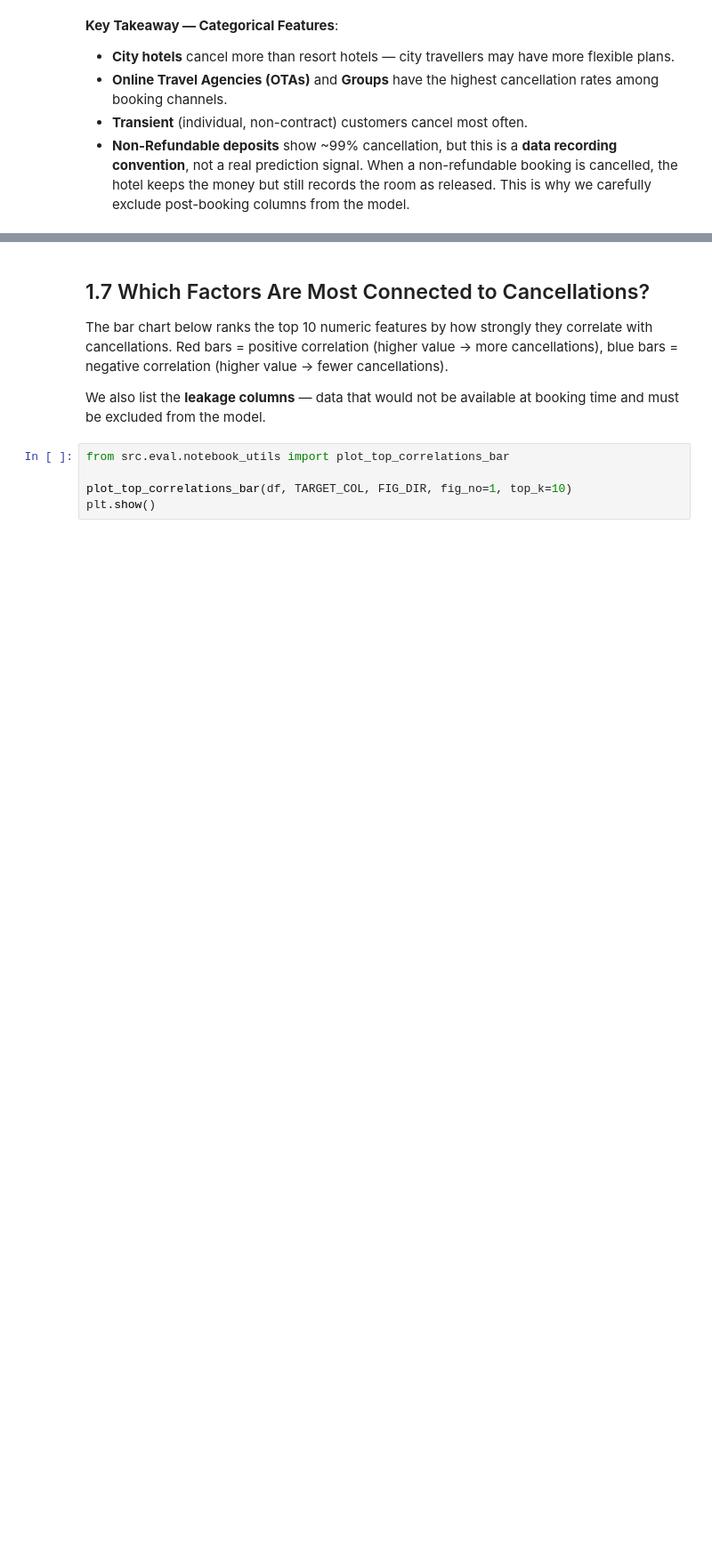
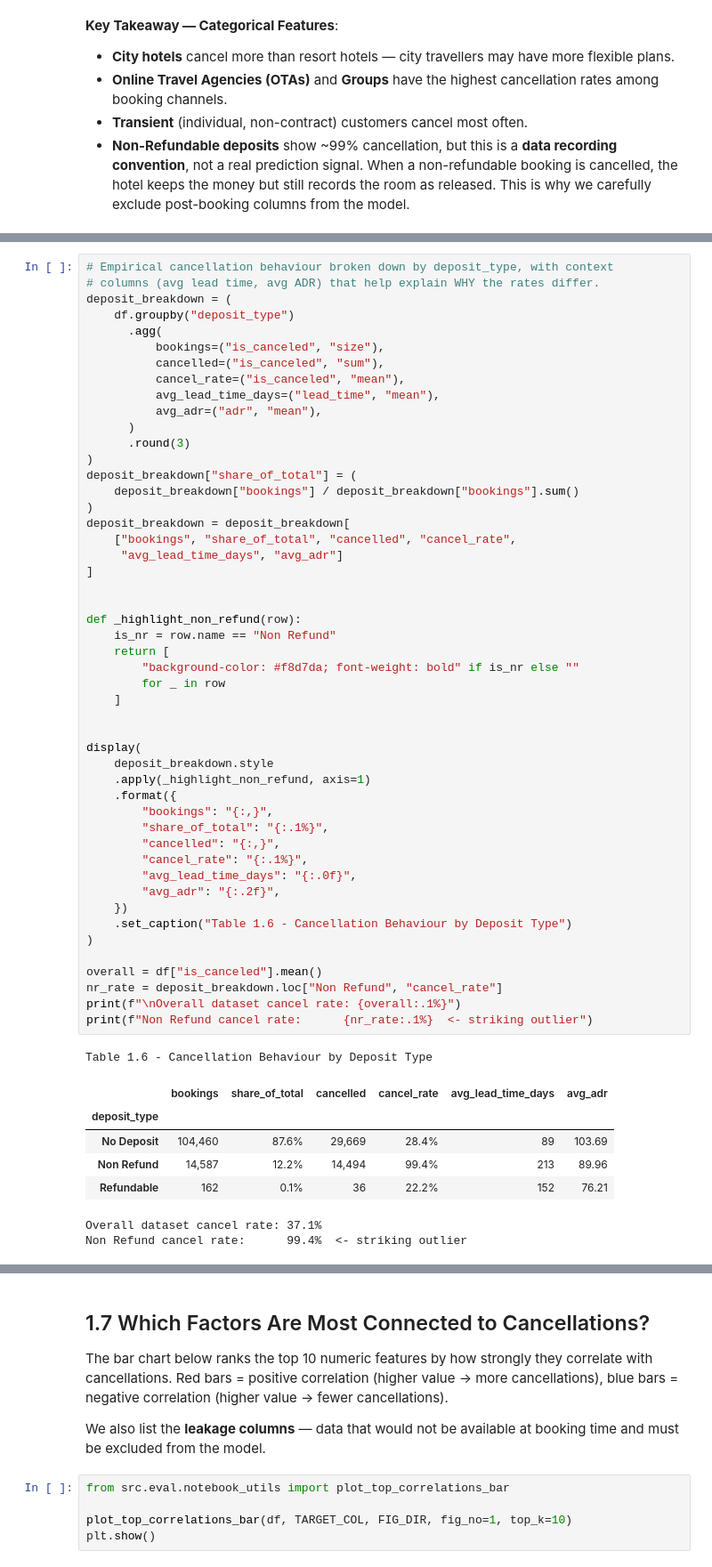
Before and after one commit to Dirkiee09/hotel-cancellation-prediction, a Jupyter notebook: notebooks/01_eda.ipynb, the cells around one changed output, grey strips where cells are left out. Shown at 89% size. Drawn from its saved outputs; the diff is of its cells as text; blank space fills up the shorter version.

```diff
--- a/notebooks/01_eda.ipynb
+++ b/notebooks/01_eda.ipynb
@@ -349,0 +362,58 @@ plt.show()
+# %%
+# Empirical cancellation behaviour broken down by deposit_type, with context
+# columns (avg lead time, avg ADR) that help explain WHY the rates differ.
+deposit_breakdown = (
+    df.groupby("deposit_type")
+      .agg(
+          bookings=("is_canceled", "size"),
+          cancelled=("is_canceled", "sum"),
+          cancel_rate=("is_canceled", "mean"),
+          avg_lead_time_days=("lead_time", "mean"),
+          avg_adr=("adr", "mean"),
+      )
+      .round(3)
+)
+deposit_breakdown["share_of_total"] = (
+    deposit_breakdown["bookings"] / deposit_breakdown["bookings"].sum()
+)
+deposit_breakdown = deposit_breakdown[
+    ["bookings", "share_of_total", "cancelled", "cancel_rate",
+     "avg_lead_time_days", "avg_adr"]
+]
+
+
+def _highlight_non_refund(row):
+    is_nr = row.name == "Non Refund"
+    return [
+        "background-color: #f8d7da; font-weight: bold" if is_nr else ""
+        for _ in row
+    ]
+
+
+display(
+    deposit_breakdown.style
+    .apply(_highlight_non_refund, axis=1)
+    .format({
+        "bookings": "{:,}",
+        "share_of_total": "{:.1%}",
+        "cancelled": "{:,}",
+        "cancel_rate": "{:.1%}",
+        "avg_lead_time_days": "{:.0f}",
+        "avg_adr": "{:.2f}",
+    })
+    .set_caption("Table 1.6 - Cancellation Behaviour by Deposit Type")
+)
+
+overall = df["is_canceled"].mean()
+nr_rate = deposit_breakdown.loc["Non Refund", "cancel_rate"]
+print(f"\nOverall dataset cancel rate: {overall:.1%}")
+print(f"Non Refund cancel rate:      {nr_rate:.1%}  <- striking outlier")
+# %% [output]
+Table 1.6 - Cancellation Behaviour by Deposit Type
+|  | bookings | share_of_total | cancelled | cancel_rate | avg_lead_time_days | avg_adr |
+| deposit_type |  |  |  |  |  |  |
+| No Deposit | 104,460 | 87.6% | 29,669 | 28.4% | 89 | 103.69 |
+| Non Refund | 14,587 | 12.2% | 14,494 | 99.4% | 213 | 89.96 |
+| Refundable | 162 | 0.1% | 36 | 22.2% | 152 | 76.21 |
+Overall dataset cancel rate: 37.1%
+Non Refund cancel rate:      99.4%  <- striking outlier
```
Also changed, not shown: parts of 2 cells of this notebook.
